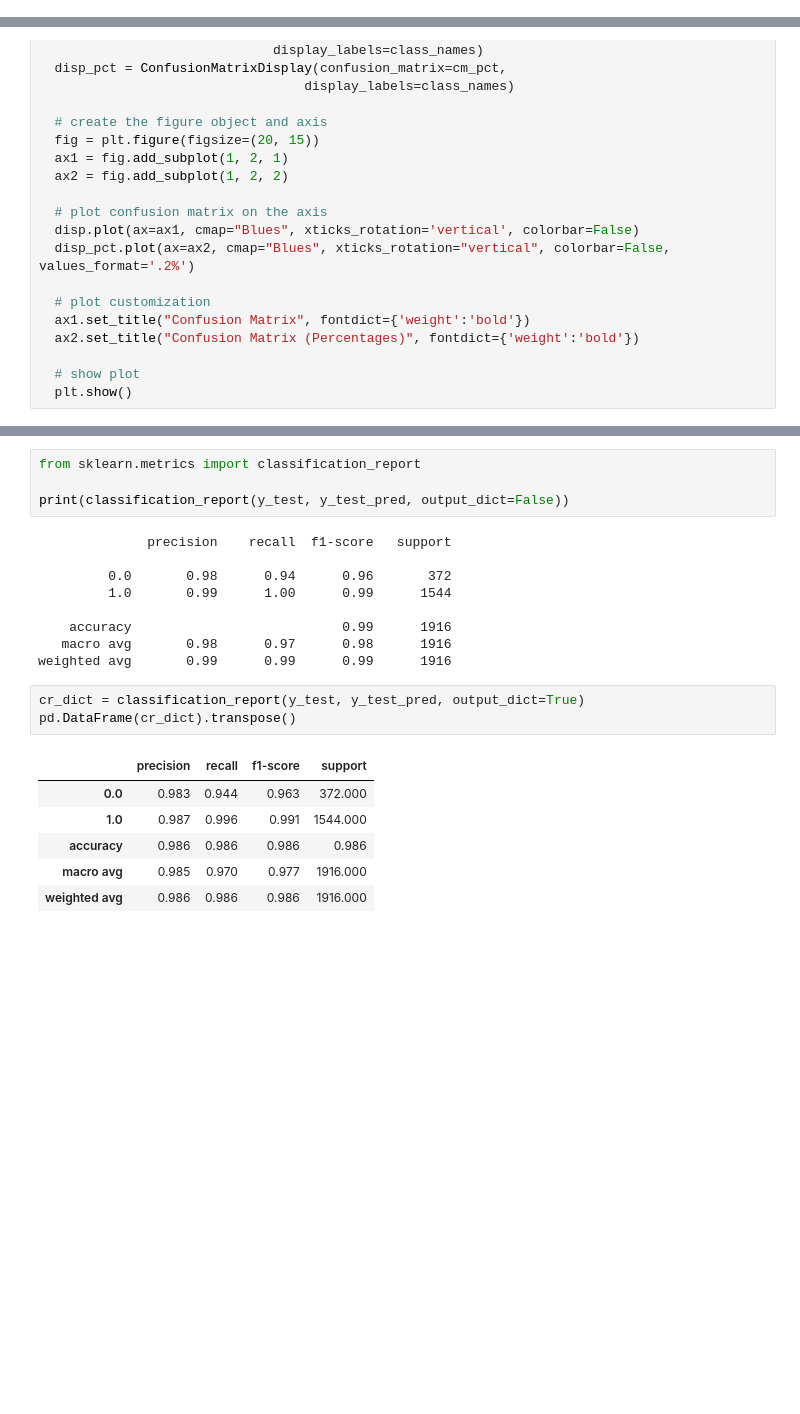
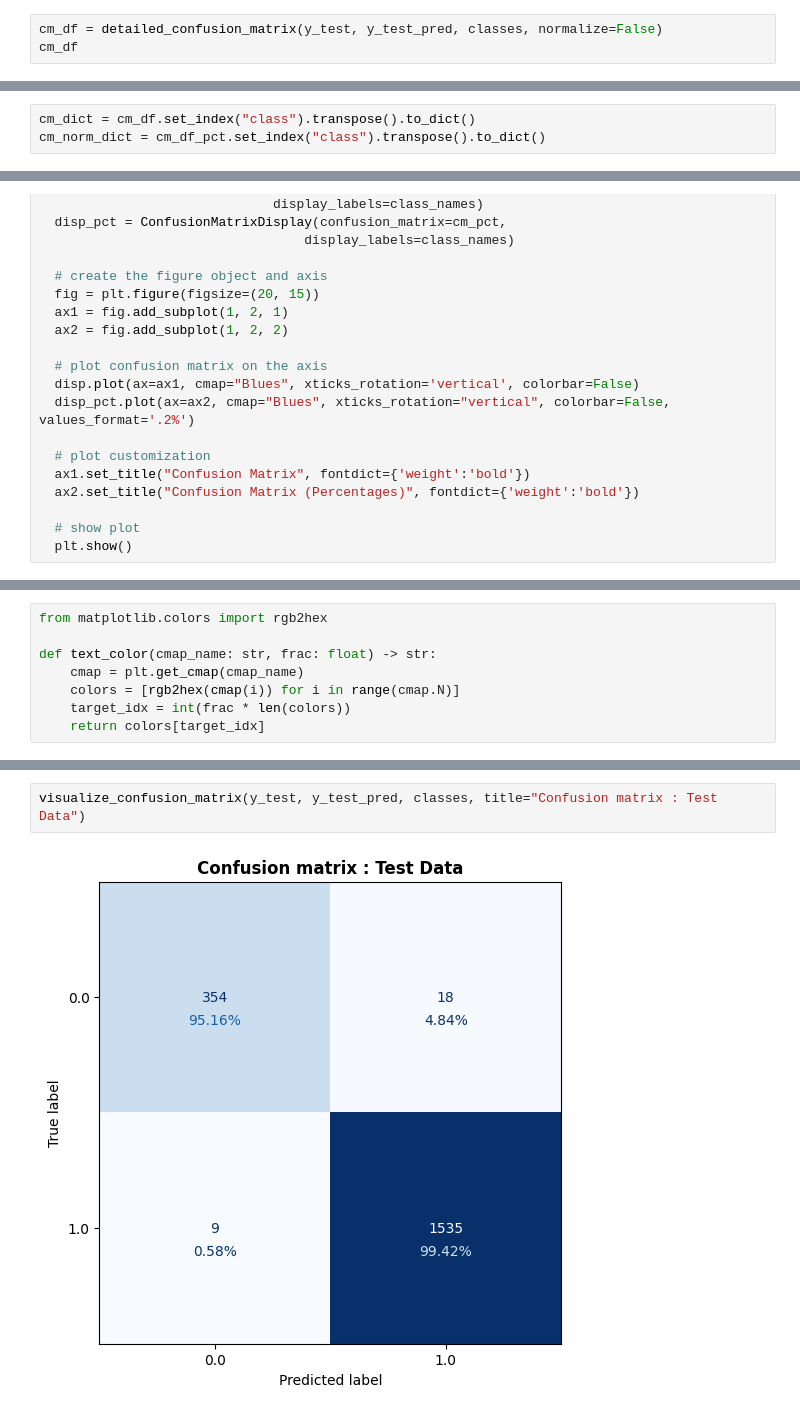
Before and after one commit to quantumudit/Lending-Approval-Predictor, a Jupyter notebook: notebooks/02_model_experiments.ipynb, the cells around one changed output, grey strips where cells are left out. Drawn from its saved outputs; the diff is of its cells as text; blank space fills up the shorter version.

Commit message:
functionizes evalution metrics

```diff
--- a/notebooks/02_model_experiments.ipynb
+++ b/notebooks/02_model_experiments.ipynb
@@ -184,0 +240,3 @@ train_eval_metrics
+# %%
+cm_df = detailed_confusion_matrix(y_test, y_test_pred, classes, normalize=False)
+cm_df
@@ -184,0 +318,3 @@ train_eval_metrics
+# %%
+cm_dict = cm_df.set_index("class").transpose().to_dict()
+cm_norm_dict = cm_df_pct.set_index("class").transpose().to_dict()
@@ -227 +479,9 @@ plot_confusion_matrix(y_train, y_train_pred, class_names=["fail", "pass"])
+# %%
+from matplotlib.colors import rgb2hex
+
+def text_color(cmap_name: str, frac: float) -> str:
+    cmap = plt.get_cmap(cmap_name)
+    colors = [rgb2hex(cmap(i)) for i in range(cmap.N)]
+    target_idx = int(frac * len(colors))
+    return colors[target_idx]
 # %%
@@ -258,23 +531,4 @@ plt.show()
-# %%
-from sklearn.metrics import classification_report
-
-print(classification_report(y_test, y_test_pred, output_dict=False))
-# %% [output]
-              precision    recall  f1-score   support
-
-         0.0       0.98      0.94      0.96       372
-         1.0       0.99      1.00      0.99      1544
-
-    accuracy                           0.99      1916
-   macro avg       0.98      0.97      0.98      1916
-weighted avg       0.99      0.99      0.99      1916
-# %%
-cr_dict = classification_report(y_test, y_test_pred, output_dict=True)
-pd.DataFrame(cr_dict).transpose()
-# %% [output]
-|  | precision | recall | f1-score | support |
-| 0.0 | 0.983 | 0.944 | 0.963 | 372.000 |
-| 1.0 | 0.987 | 0.996 | 0.991 | 1544.000 |
-| accuracy | 0.986 | 0.986 | 0.986 | 0.986 |
-| macro avg | 0.985 | 0.970 | 0.977 | 1916.000 |
-| weighted avg | 0.986 | 0.986 | 0.986 | 1916.000 |
+# %%
+visualize_confusion_matrix(y_test, y_test_pred, classes, title="Confusion matrix : Test Data")
+# %% [output]
+[figure, added]
```
Also changed, not shown: parts of 36 cells of this notebook.
